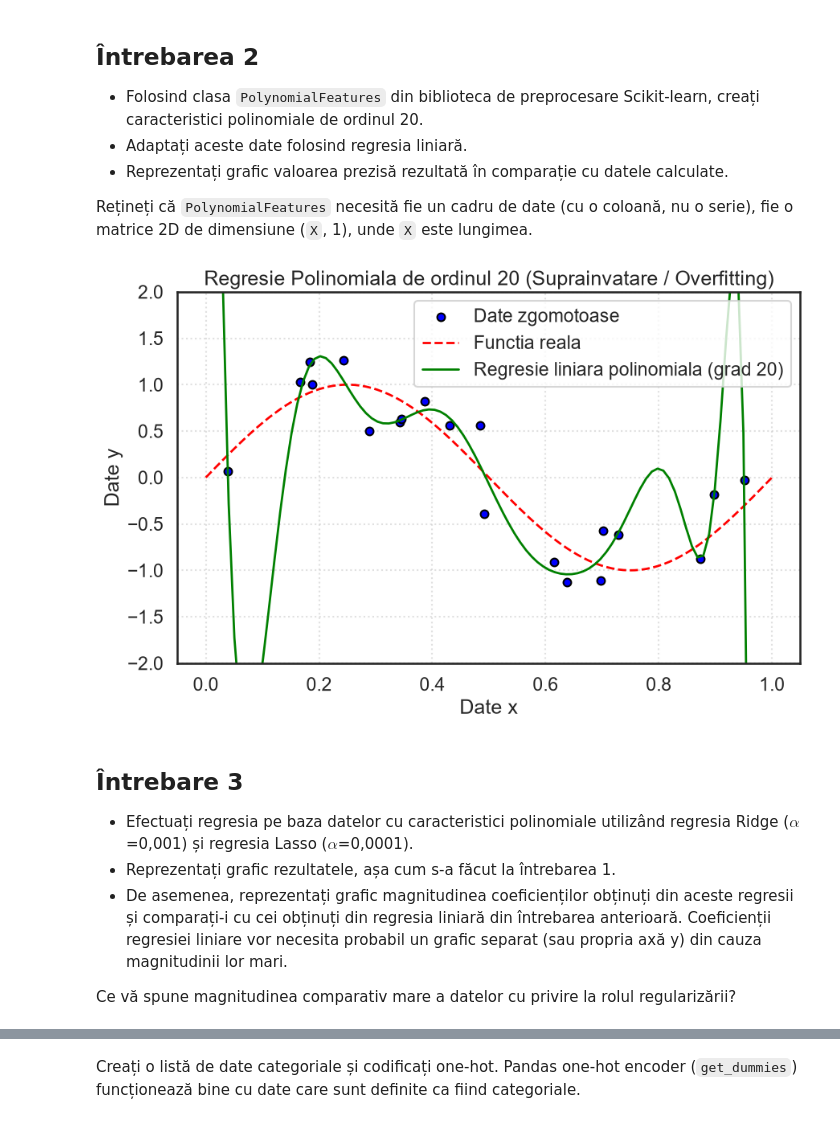
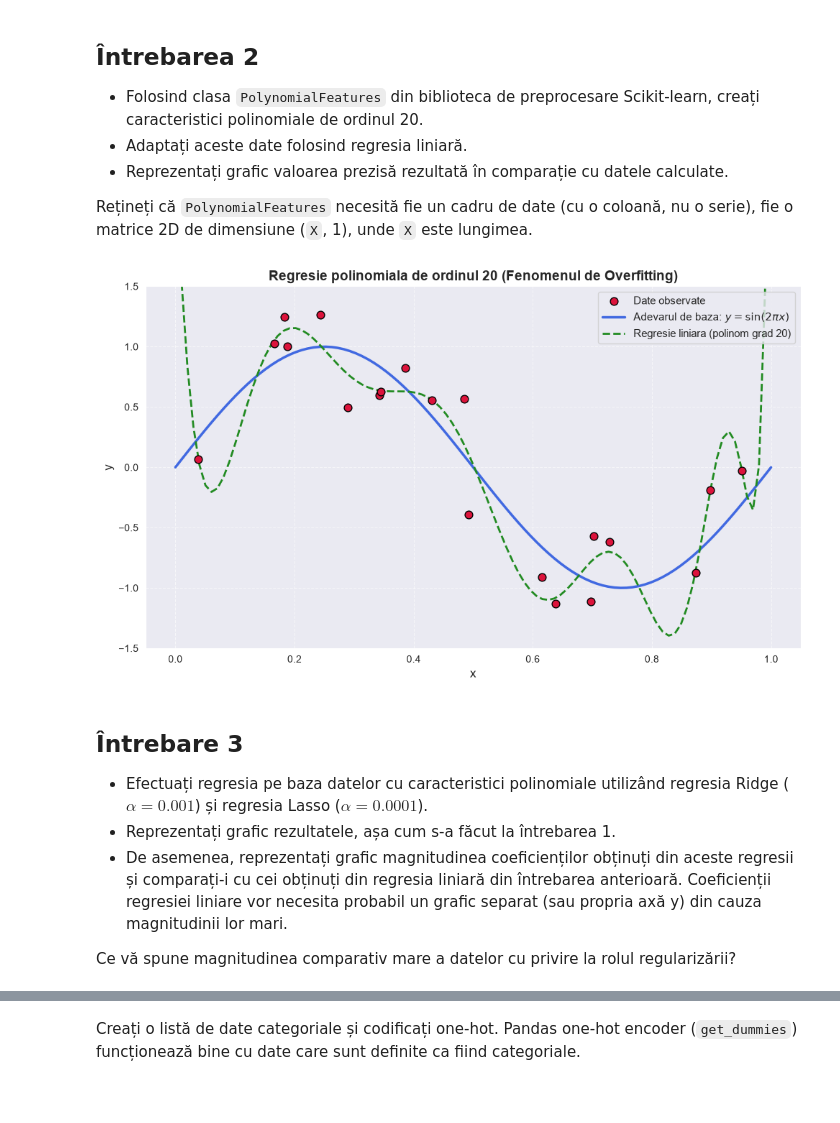
Before and after one commit to yettensyvus/ML-labs, a Jupyter notebook: lab04-05/Ro_04_Regularization_and_Gradient_Descent_Exercises.ipynb, the cells around one changed output, grey strips where cells are left out. Cells and saved outputs as stored; diff of their text form; code cells hidden in the pictures; blank space fills up the shorter version.

```diff
--- a/lab04-05/Ro_04_Regularization_and_Gradient_Descent_Exercises.ipynb
+++ b/lab04-05/Ro_04_Regularization_and_Gradient_Descent_Exercises.ipynb
@@ -74,17 +38,0 @@ Primele randuri din datele sinusoidale:
-# %%
-# Configurare stil grafice
-sns.set_style('white')
-sns.set_context('talk')
-sns.set_palette('dark')
-
-# Reprezentam grafic datele zgomotoase si functia reala
-plt.figure(figsize=(9, 6))
-plt.scatter(data['x'], data['y'], color='blue', label='Date zgomotoase (rare)', s=50, edgecolors='k')
-plt.plot(X_real, Y_real, color='red', linestyle='--', linewidth=2, label='Functia reala: sin(2*pi*x)')
-
-plt.xlabel('Date x')
-plt.ylabel('Date y')
-plt.title('Datele sinusoidale zgomotoase vs Functia reala')
-plt.legend()
-plt.grid(True, linestyle=':', alpha=0.6)
-plt.show()
@@ -99,41 +69,37 @@ plt.show()
 
 Rețineți că `PolynomialFeatures` necesită fie un cadru de date (cu o coloană, nu o serie), fie o matrice 2D de dimensiune (`X`, 1), unde `X` este lungimea.
 # %%
-# Cream caracteristici polinomiale de gradul 20
-degree = 20
-pf = PolynomialFeatures(degree=degree, include_bias=False)
+# 1. Crearea caracteristicilor polinomiale de grad 20
+poly = PolynomialFeatures(degree=20, include_bias=False)
+X_poly = poly.fit_transform(X)
 
-# Transformam variabila x in caracteristici polinomiale (matrice 2D)
-X_poly = pf.fit_transform(data[['x']])
+# 2. Potrivirea regresiei liniare simple (fara regularizare)
+lr = LinearRegression()
+lr.fit(X_poly, y)
 
-# Instantiem si antrenam modelul de regresie liniara simpla
-lr = LinearRegression()
-lr.fit(X_poly, data['y'])
+# 3. Predictia valorilor pe setul dens de 100 de puncte x_real
+X_real_poly = poly.transform(pd.DataFrame({'x': x_real}))
+y_poly_pred = lr.predict(X_real_poly)
 
-# Generam predictii pe cele 100 de puncte ale functiei reale
-X_real_poly = pf.transform(X_real.reshape(-1, 1))
-Y_real_pred = lr.predict(X_real_poly)
-
-# Reprezentare grafica comparativa
+# 4. Reprezentarea grafica a predictiilor vs functia reala
 plt.figure(figsize=(10, 6))
-plt.scatter(data['x'], data['y'], color='blue', label='Date zgomotoase', s=50, edgecolors='k')
-plt.plot(X_real, Y_real, color='red', linestyle='--', linewidth=2, label='Functia reala')
-plt.plot(X_real, Y_real_pred, color='green', linewidth=2, label='Regresie liniara polinomiala (grad 20)')
-
-# Limitam axa y pentru a evidentia oscilatiile extreme cauzate de overfitting
-plt.ylim(-2, 2)
-plt.xlabel('Date x')
-plt.ylabel('Date y')
-plt.title('Regresie Polinomiala de ordinul 20 (Suprainvatare / Overfitting)')
-plt.legend()
-plt.grid(True, linestyle=':', alpha=0.6)
+plt.scatter(sin_data['x'], sin_data['y'], color='crimson', edgecolor='black', s=60, label='Date observate', zorder=5)
+plt.plot(x_real, y_real, color='royalblue', linewidth=2.5, label=r'Adevarul de baza: $y = \sin(2\pi x)$')
+plt.plot(x_real, y_poly_pred, color='forestgreen', linestyle='--', linewidth=2, label='Regresie liniara (polinom grad 20)')
+plt.ylim(-1.5, 1.5)
+plt.title('Regresie polinomiala de ordinul 20 (Fenomenul de Overfitting)', fontsize=14, fontweight='bold')
+plt.xlabel('x', fontsize=12)
+plt.ylabel('y', fontsize=12)
+plt.legend(fontsize=11, loc='upper right')
+plt.grid(True, linestyle='--', alpha=0.6)
+plt.tight_layout()
 plt.show()
 # %% [output]
-[figure, old version]
+[figure, new version]
 # %% [markdown]
 ## Întrebare 3
 
-* Efectuați regresia pe baza datelor cu caracteristici polinomiale utilizând regresia Ridge ($\alpha$=0,001) și regresia Lasso ($\alpha$=0,0001).
+* Efectuați regresia pe baza datelor cu caracteristici polinomiale utilizând regresia Ridge ($\alpha=0.001$) și regresia Lasso ($\alpha=0.0001$).
 * Reprezentați grafic rezultatele, așa cum s-a făcut la întrebarea 1.
 * De asemenea, reprezentați grafic magnitudinea coeficienților obținuți din aceste regresii și comparați-i cu cei obținuți din regresia liniară din întrebarea anterioară. Coeficienții regresiei liniare vor necesita probabil un grafic separat (sau propria axă y) din cauza magnitudinii lor mari.
 
```
Also changed, not shown: parts of 49 cells of this notebook, 1 other file.
